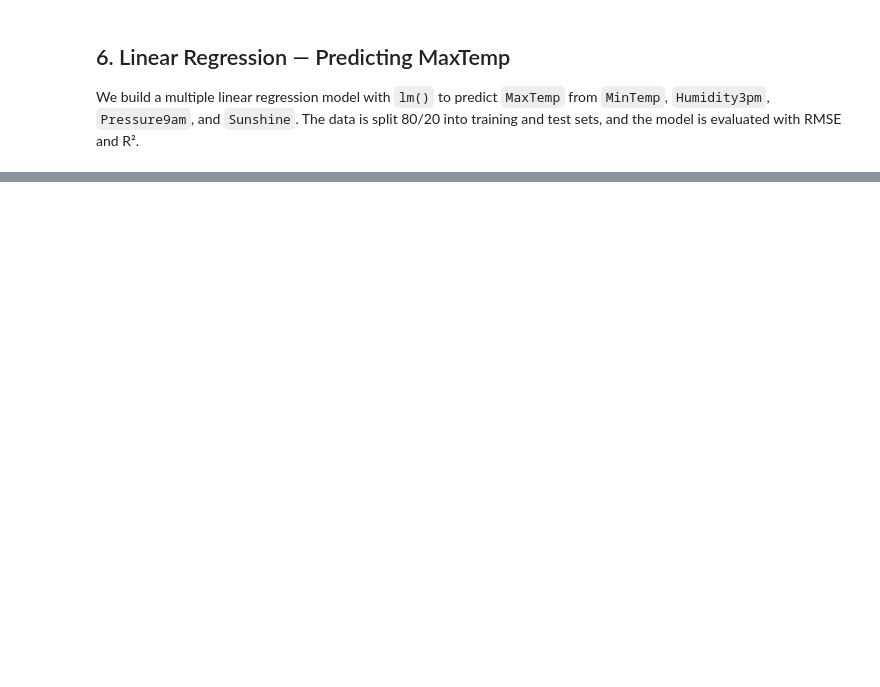
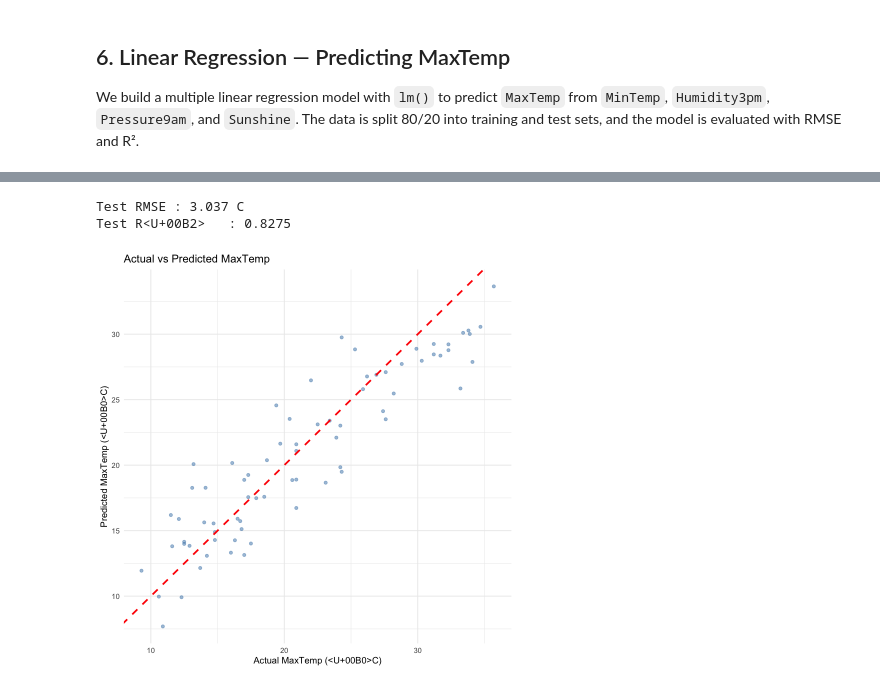
Before and after one commit to EngAndres/ud-public, a Jupyter notebook: courses/data-analysis-programming/notebooks/r_intro.ipynb, the cells around one changed output, grey strips where cells are left out. Saved outputs shown, nothing was run; the diff lists cells and outputs as text; code cells hidden in the pictures; blank space fills up the shorter version.

```diff
--- a/courses/data-analysis-programming/notebooks/r_intro.ipynb
+++ b/courses/data-analysis-programming/notebooks/r_intro.ipynb
@@ -343,18 +339,18 @@ ggplot(cor_long, aes(Var1, Var2, fill = Correlation)) +
 We build a multiple linear regression model with `lm()` to predict `MaxTemp` from `MinTemp`, `Humidity3pm`, `Pressure9am`, and `Sunshine`. The data is split 80/20 into training and test sets, and the model is evaluated with RMSE and R².
 # %%
 # Keep only rows with no NA in the columns we need
-model_df <-
-model_df  <-
+model_df <- df[, c("MaxTemp","MinTemp","Humidity3pm","Pressure9am","Sunshine")]
+model_df  <- na.omit(model_df)
 
 cat("Rows available for modelling:", nrow(model_df), "\n")
 
 # --- Train / test split (80 / 20) ---
 set.seed(42)
-n         <-
-train_idx <-
-train     <-
-test      <-
+n        <- nrow(model_df)
+train_idx <- sample(seq_len(n), size = floor(0.8 * n))
+train    <- model_df[train_idx, ]
+test     <- model_df[-train_idx, ]
 
 # --- Fit the model ---
-model <-
+model <- lm(MaxTemp ~ MinTemp + Humidity3pm + Pressure9am + Sunshine, data = train)
 summary(model)
@@ -361,27 +376,32 @@ summary(model)
 # %%
 # --- Evaluate on test set ---
-predictions <-
+predictions <- predict(model, newdata = test)
 
 # RMSE and R²
-rmse   <-
-ss_res <-
-ss_tot <-
-r2     <- 1 - ss_res / ss_tot
+rmse <- sqrt(mean((test$MaxTemp - predictions)^2))
+ss_res <- sum((test$MaxTemp - predictions)^2)
+ss_tot <- sum((test$MaxTemp - mean(test$MaxTemp))^2)
+r2   <- 1 - ss_res / ss_tot
 
-cat(sprintf("Test RMSE : %.3f °C\n", rmse))
+cat(sprintf("Test RMSE : %.3f C\n", rmse))
 cat(sprintf("Test R²   : %.4f\n", r2))
+# %% [output]
+Test RMSE : 3.037 C
+Test R<U+00B2>   : 0.8275
 # %%
 # --- Actual vs Predicted scatter plot ---
-results <-
+results <- data.frame(actual = test$MaxTemp, predicted = predictions)
 
 ggplot(results, aes(x = actual, y = predicted)) +
   geom_point(alpha = 0.5, color = "steelblue") +
   geom_abline(slope = 1, intercept = 0, color = "red", linetype = "dashed", linewidth = 1) +
   labs(
     title = "Actual vs Predicted MaxTemp",
     x = "Actual MaxTemp (°C)",
     y = "Predicted MaxTemp (°C)"
   ) +
   theme_minimal()
+# %% [output]
+[figure, added]
 # %%
 # --- Residuals plot ---
```
Also changed, not shown: parts of 10 cells of this notebook, 10 other files.
